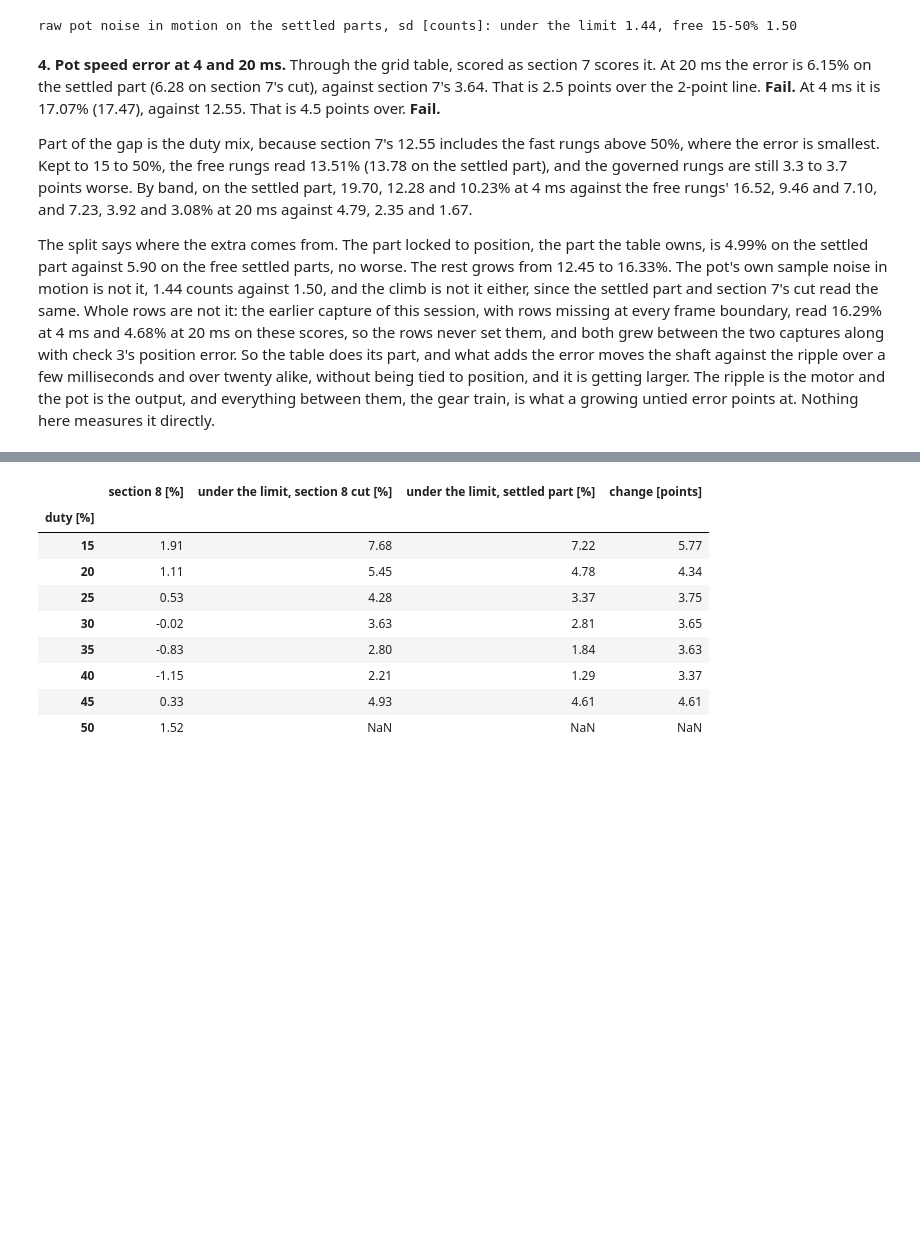
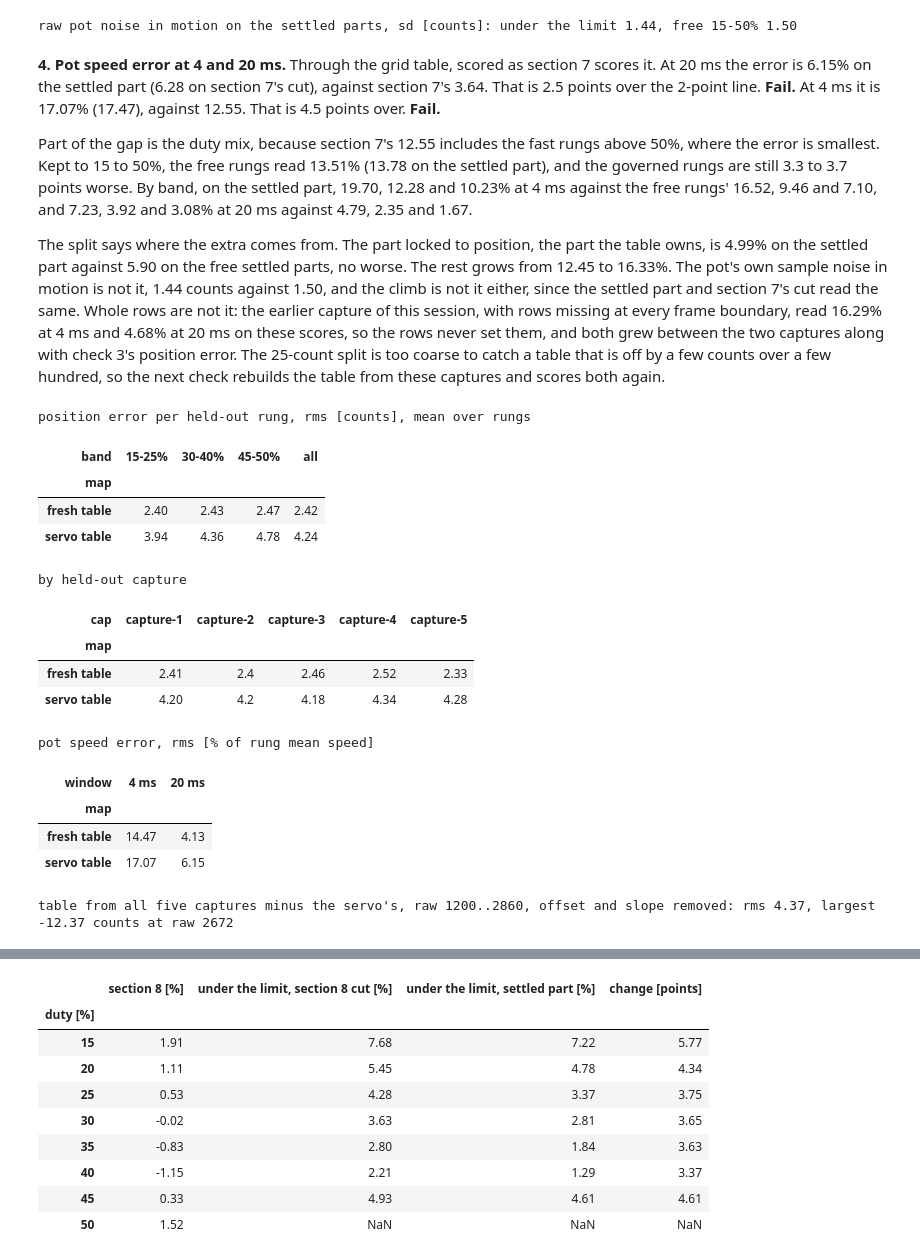
Before and after one commit to OpenServoCore/open-servo-core, a Jupyter notebook: notebooks/09-pot-linearization.ipynb, the cells around one changed output, grey strips where cells are left out. Drawn from its saved outputs; the diff is of its cells as text; code cells hidden in the pictures; blank space fills up the shorter version.

Commit message:
notebooks: 09 scores a table built in the session

```diff
--- a/notebooks/09-pot-linearization.ipynb
+++ b/notebooks/09-pot-linearization.ipynb
@@ -3295,7 +3294,52 @@ The split says where the extra comes from. The part locked to position, the part
 it either, since the settled part and section 7's cut read the same. Whole rows are not it: the earlier
 capture of this session, with rows missing at every frame boundary, read 16.29% at 4 ms and 4.68% at
 20 ms on these scores, so the rows never set them, and both grew between the two captures along with
-check 3's position error. So the table does its part, and what adds the error moves the shaft against
-the ripple over a few milliseconds and over twenty alike, without being tied to position, and it is
-getting larger. The ripple is the motor and the pot is the output, and everything between them, the gear
-train, is what a growing untied error points at. Nothing here measures it directly.
+check 3's position error. The 25-count split is too coarse to catch a table that is off by a
+few counts over a few hundred, so the next check rebuilds the table from these captures and scores both
+again.
+# %%
+# Checks 3 and 4 again through a table built from these captures: for each capture, a grid
+# table stitched from the other four, scored on the held-out one exactly as above.
+caps_l = sorted({r["cap"] for r in LIM})
+pos_f, spd_f = [], []
+for c in caps_l:
+    s = poslut.stitch(chunks([r for r in LIM if r["cap"] != c]), RAW_MIN, RAW_MAX)
+    a, b = evaluate(settled_only([r for r in LIM if r["cap"] == c]),
+                    {"servo table": SERVO_LUT.counts, "fresh table": poslut.fit_grid(s, band=(s.lo, s.hi)).counts},
+                    "limit, settled part")
+    pos_f.append(a); spd_f.append(b)
+pos_f, spd_f = pd.concat(pos_f), pd.concat(spd_f)
+pos_f["band"] = pd.cut(pos_f.duty.abs(), BANDS, labels=BAND_NAMES)
+print("position error per held-out rung, rms [counts], mean over rungs")
+display(pos_f.groupby(["map", "band"], observed=True).rms.mean().unstack("band")
+        .assign(all=pos_f.groupby("map").rms.mean()).round(2))
+print("by held-out capture")
+display(pos_f.groupby(["map", "cap"]).rms.mean().unstack("cap").round(2))
+spd_f = spd_f[spd_f.W.isin([80, 400])].assign(window=lambda t: t.W.map({80: "4 ms", 400: "20 ms"}))
+print("pot speed error, rms [% of rung mean speed]")
+display(spd_f.groupby(["map", "window"]).err_pct.std().unstack("window")[["4 ms", "20 ms"]].round(2))
+
+s_all = poslut.stitch(chunks(LIM), RAW_MIN, RAW_MAX)
+xx = np.arange(1200, 2861)
+dd = poslut.fit_grid(s_all, band=(s_all.lo, s_all.hi)).counts(xx) - SERVO_LUT.counts(xx)
+dd -= np.polyval(np.polyfit(xx, dd, 1), xx)
+k = np.abs(dd).argmax()
+print(f"table from all five captures minus the servo's, raw {xx[0]}..{xx[-1]}, offset and slope removed: "
+      f"rms {dd.std():.2f}, largest {dd[k]:+.2f} counts at raw {xx[k]}")
+# %% [output]
+position error per held-out rung, rms [counts], mean over rungs
+| band | 15-25% | 30-40% | 45-50% | all |
+| map |  |  |  |  |
+| fresh table | 2.40 | 2.43 | 2.47 | 2.42 |
+| servo table | 3.94 | 4.36 | 4.78 | 4.24 |
+by held-out capture
+| cap | capture-1 | capture-2 | capture-3 | capture-4 | capture-5 |
+| map |  |  |  |  |  |
+| fresh table | 2.41 | 2.4 | 2.46 | 2.52 | 2.33 |
+| servo table | 4.20 | 4.2 | 4.18 | 4.34 | 4.28 |
+pot speed error, rms [% of rung mean speed]
+| window | 4 ms | 20 ms |
+| map |  |  |
+| fresh table | 14.47 | 4.13 |
+| servo table | 17.07 | 6.15 |
+table from all five captures minus the servo's, raw 1200..2860, offset and slope removed: rms 4.37, largest -12.37 counts at raw 2672
```
Also changed, not shown: parts of 5 cells of this notebook.
